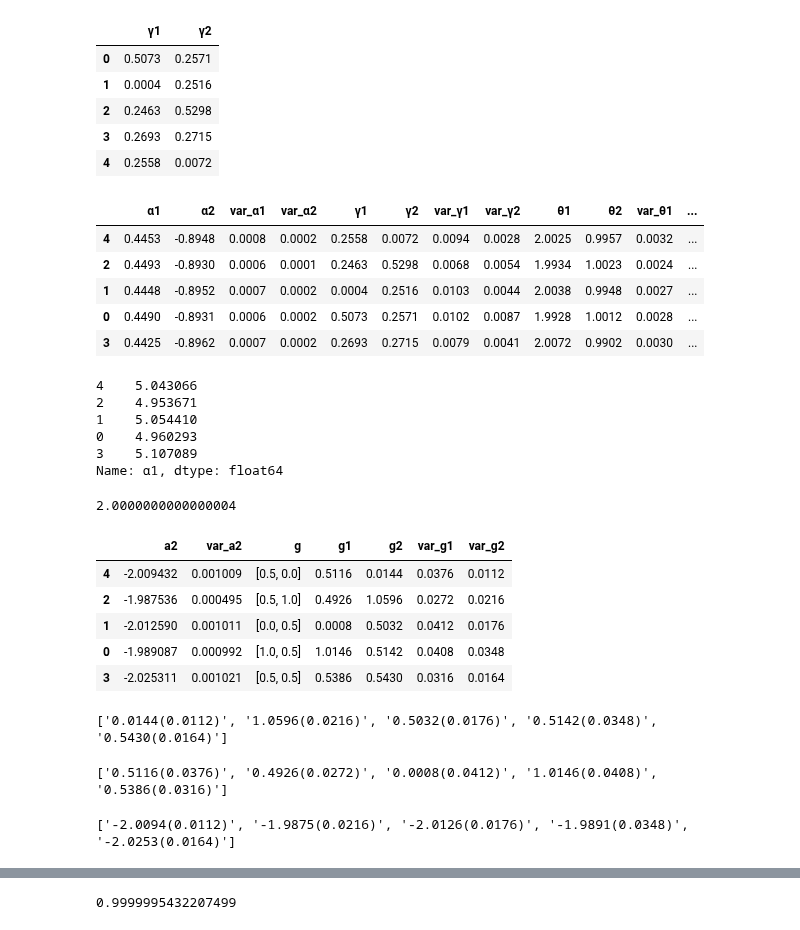
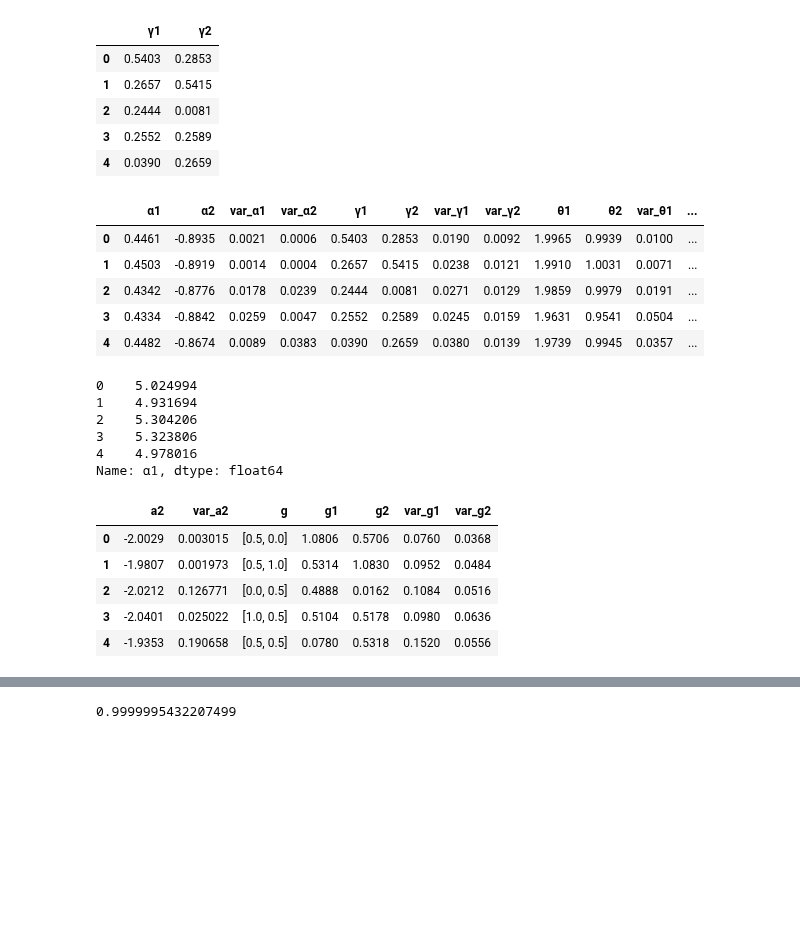
Before and after one commit to Bigcolin/qgplsim, a Jupyter notebook: simulations/postprocess_data.ipynb, the cells around one changed output, grey strips where cells are left out. Saved outputs shown, nothing was run; the diff lists cells and outputs as text; code cells hidden in the pictures; blank space fills up the shorter version.

```diff
--- a/simulations/postprocess_data.ipynb
+++ b/simulations/postprocess_data.ipynb
@@ -17,26 +17,26 @@ df221 = pd.read_csv(file_dir + "500 f2 d1.csv")
 df320 = pd.read_csv(file_dir + "1000 f2 d0.csv")
 df321 = pd.read_csv(file_dir + "1000 f2 d1.csv")
 # %%
-df = df321.round(4)
+df = df221.round(4)
 df[["γ1", "γ2"]]
 # %% [output]
 |  | γ1 | γ2 |
-| 0 | 0.5073 | 0.2571 |
-| 1 | 0.0004 | 0.2516 |
-| 2 | 0.2463 | 0.5298 |
-| 3 | 0.2693 | 0.2715 |
-| 4 | 0.2558 | 0.0072 |
+| 0 | 0.5403 | 0.2853 |
+| 1 | 0.2657 | 0.5415 |
+| 2 | 0.2444 | 0.0081 |
+| 3 | 0.2552 | 0.2589 |
+| 4 | 0.0390 | 0.2659 |
 # %%
 df = df.iloc[[4,2,1,0,3]]
 # %%
 df
 # %% [output]
 |  | α1 | α2 | var_α1 | var_α2 | γ1 | γ2 | var_γ1 | var_γ2 | θ1 | θ2 | var_θ1 | ... |
-| 4 | 0.4453 | -0.8948 | 0.0008 | 0.0002 | 0.2558 | 0.0072 | 0.0094 | 0.0028 | 2.0025 | 0.9957 | 0.0032 | ... |
-| 2 | 0.4493 | -0.8930 | 0.0006 | 0.0001 | 0.2463 | 0.5298 | 0.0068 | 0.0054 | 1.9934 | 1.0023 | 0.0024 | ... |
-| 1 | 0.4448 | -0.8952 | 0.0007 | 0.0002 | 0.0004 | 0.2516 | 0.0103 | 0.0044 | 2.0038 | 0.9948 | 0.0027 | ... |
-| 0 | 0.4490 | -0.8931 | 0.0006 | 0.0002 | 0.5073 | 0.2571 | 0.0102 | 0.0087 | 1.9928 | 1.0012 | 0.0028 | ... |
-| 3 | 0.4425 | -0.8962 | 0.0007 | 0.0002 | 0.2693 | 0.2715 | 0.0079 | 0.0041 | 2.0072 | 0.9902 | 0.0030 | ... |
+| 0 | 0.4461 | -0.8935 | 0.0021 | 0.0006 | 0.5403 | 0.2853 | 0.0190 | 0.0092 | 1.9965 | 0.9939 | 0.0100 | ... |
+| 1 | 0.4503 | -0.8919 | 0.0014 | 0.0004 | 0.2657 | 0.5415 | 0.0238 | 0.0121 | 1.9910 | 1.0031 | 0.0071 | ... |
+| 2 | 0.4342 | -0.8776 | 0.0178 | 0.0239 | 0.2444 | 0.0081 | 0.0271 | 0.0129 | 1.9859 | 0.9979 | 0.0191 | ... |
+| 3 | 0.4334 | -0.8842 | 0.0259 | 0.0047 | 0.2552 | 0.2589 | 0.0245 | 0.0159 | 1.9631 | 0.9541 | 0.0504 | ... |
+| 4 | 0.4482 | -0.8674 | 0.0089 | 0.0383 | 0.0390 | 0.2659 | 0.0380 | 0.0139 | 1.9739 | 0.9945 | 0.0357 | ... |
 # %%
 α = [1, -2]
 
@@ -51,11 +51,11 @@ weight = 1 / df["α1"]
 # %%
 weight ** 2
 # %% [output]
-4    5.043066
-2    4.953671
-1    5.054410
-0    4.960293
-3    5.107089
+0    5.024994
+1    4.931694
+2    5.304206
+3    5.323806
+4    4.978016
 Name: α1, dtype: float64
 # %%
 table["var_a2"] = df["var_α2"] * weight**2
@@ -71,34 +69,28 @@ xx = np.array([1,2,4,5,3])
-# %%
-np.std(xx) ** 2
-# %% [output]
-2.0000000000000004
 # %%
 table
 # %% [output]
 |  | a2 | var_a2 | g | g1 | g2 | var_g1 | var_g2 |
-| 4 | -2.009432 | 0.001009 | [0.5, 0.0] | 0.5116 | 0.0144 | 0.0376 | 0.0112 |
-| 2 | -1.987536 | 0.000495 | [0.5, 1.0] | 0.4926 | 1.0596 | 0.0272 | 0.0216 |
-| 1 | -2.012590 | 0.001011 | [0.0, 0.5] | 0.0008 | 0.5032 | 0.0412 | 0.0176 |
-| 0 | -1.989087 | 0.000992 | [1.0, 0.5] | 1.0146 | 0.5142 | 0.0408 | 0.0348 |
-| 3 | -2.025311 | 0.001021 | [0.5, 0.5] | 0.5386 | 0.5430 | 0.0316 | 0.0164 |
+| 0 | -2.0029 | 0.003015 | [0.5, 0.0] | 1.0806 | 0.5706 | 0.0760 | 0.0368 |
+| 1 | -1.9807 | 0.001973 | [0.5, 1.0] | 0.5314 | 1.0830 | 0.0952 | 0.0484 |
+| 2 | -2.0212 | 0.126771 | [0.0, 0.5] | 0.4888 | 0.0162 | 0.1084 | 0.0516 |
+| 3 | -2.0401 | 0.025022 | [1.0, 0.5] | 0.5104 | 0.5178 | 0.0980 | 0.0636 |
+| 4 | -1.9353 | 0.190658 | [0.5, 0.5] | 0.0780 | 0.5318 | 0.1520 | 0.0556 |
 # %%
 g2 = []
 for m, v in zip(table["g2"], table["var_g2"]):
     g2.append("{mean:0<6}({var:0<6})".format(mean = m, var = v))
 print(g2)
+
+g1 = []
+for m, v in zip(table["g1"], table["var_g1"]):
+    g1.append("{mean:0<6}({var:0<6})".format(mean = m, var = v))
+print(g1)
+
+a2 = []
+for m, v in zip(table["a2"], table["var_g2"]):
+    a2.append("{mean:0<6}({var:0<6})".format(mean = m, var = v))
+print(a2)
+
+table["gamma1"] = g1
+table["gamma2"] = g2
+table["alpha2"] = a2
-# %% [output]
-['0.0144(0.0112)', '1.0596(0.0216)', '0.5032(0.0176)', '0.5142(0.0348)', '0.5430(0.0164)']
-# %%
-g1 = []
-for m, v in zip(table["g1"], table["var_g1"]):
-    g1.append("{mean:0<6}({var:0<6})".format(mean = m, var = v))
-print(g1)
-# %% [output]
-['0.5116(0.0376)', '0.4926(0.0272)', '0.0008(0.0412)', '1.0146(0.0408)', '0.5386(0.0316)']
-# %%
-a2 = []
-for m, v in zip(table["a2"], table["var_g2"]):
-    a2.append("{mean:0<6}({var:0<6})".format(mean = m, var = v))
-print(a2)
-# %% [output]
-['-2.0094(0.0112)', '-1.9875(0.0216)', '-2.0126(0.0176)', '-1.9891(0.0348)', '-2.0253(0.0164)']
```
Also changed, not shown: parts of 4 cells of this notebook, 13 other files.
